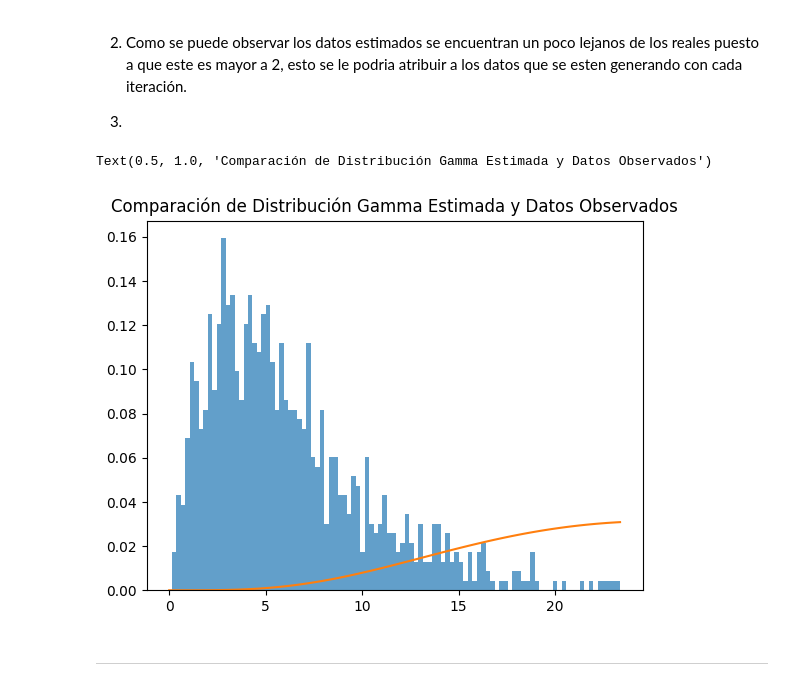
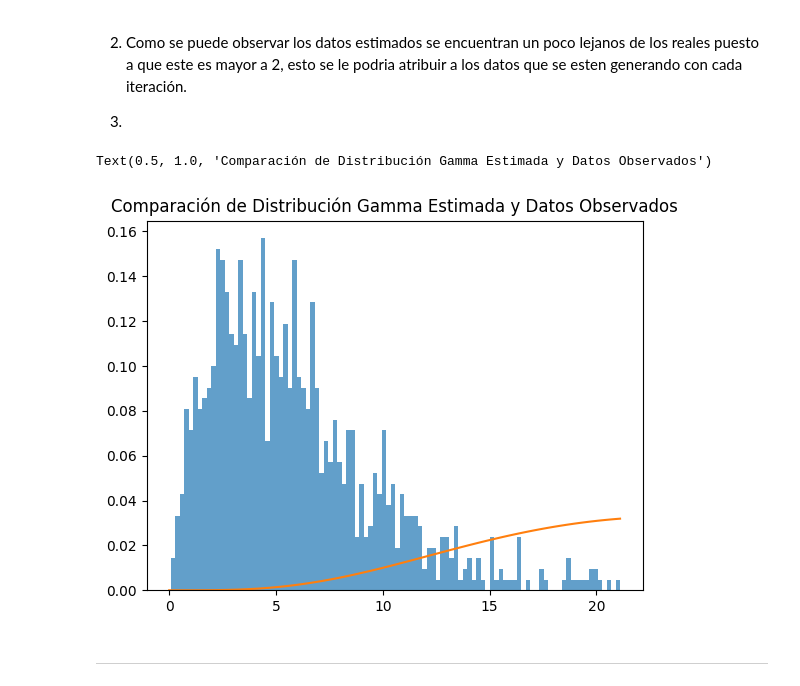
Before and after one commit to Paola-Contreras/HDT1-MS, a Jupyter notebook: lab01.ipynb, the cells around one changed output. Cells and saved outputs as stored; diff of their text form; code cells hidden in the pictures.

```diff
--- a/lab01.ipynb
+++ b/lab01.ipynb
@@ -152,13 +153,13 @@ Diferencia entre estimación y real escala:  3.128399371084929
 
 3.
 # %%
-plt.hist(muestra, bins=100, density=True, alpha=0.7)
-x = np.linspace(0, np.max(muestra), 100)
-plt.plot(x, gamma.pdf(x, estimated_shape, scale=estimated_scale))
+plt.hist(N, bins=100, density=True, alpha=0.7)
+x = np.linspace(0, np.max(N), 100)
+plt.plot(x, gamma.pdf(x, est_shape, scale=est_scale))
 plt.title('Comparación de Distribución Gamma Estimada y Datos Observados')
 # %% [output]
 Text(0.5, 1.0, 'Comparación de Distribución Gamma Estimada y Datos Observados')
-[figure, old version]
+[figure, new version]
 # %% [markdown]
 _________________________________________________________________________________________________________
 # %% [markdown]
```
Also changed, not shown: parts of 2 cells of this notebook.
